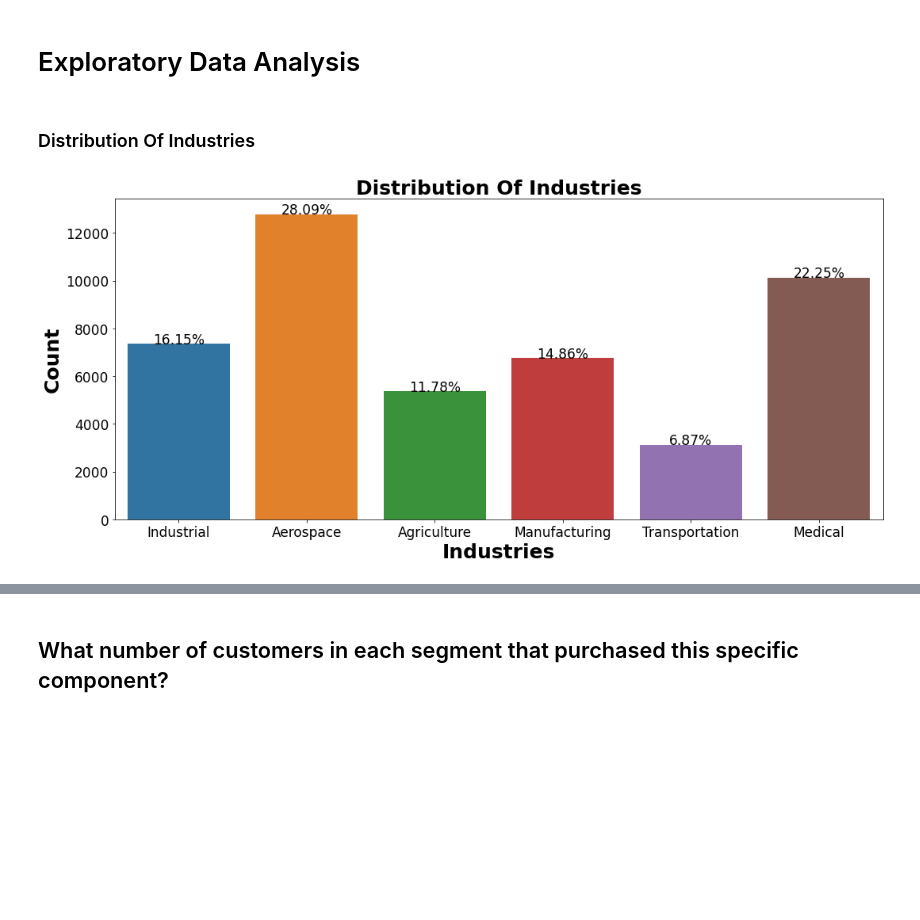
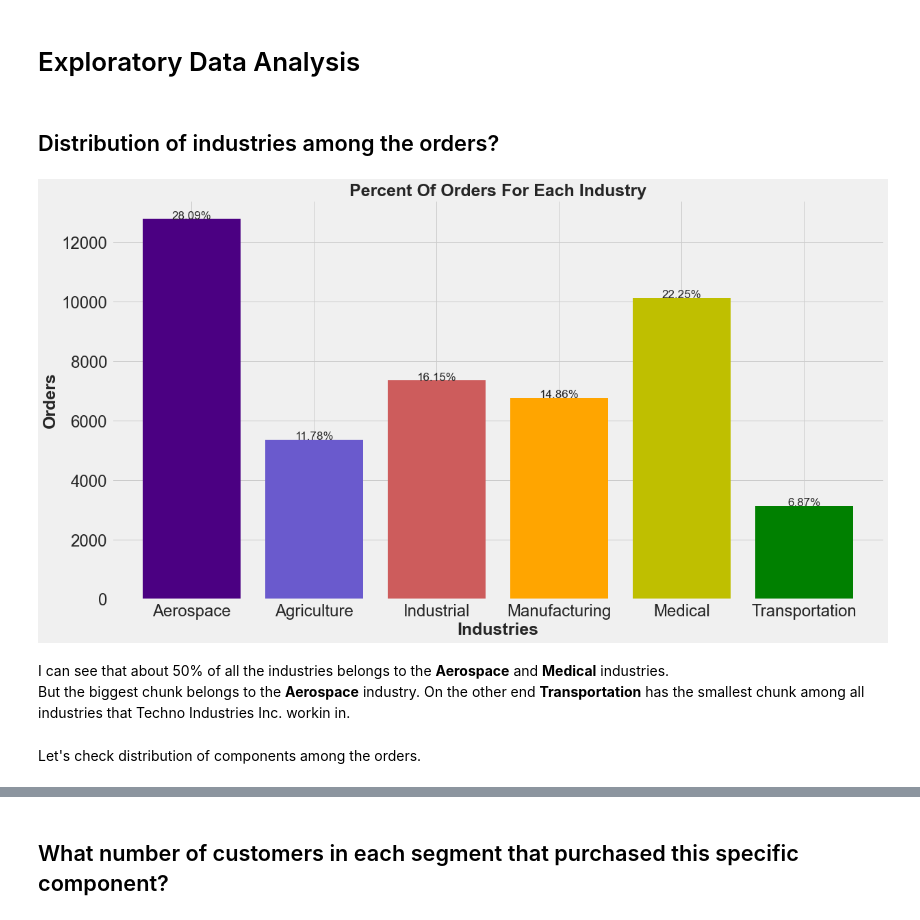
Before and after one commit to ValGRY/Data-Science-Projects, a Jupyter notebook: Techno Industries Inc/Techno Industries Inc..ipynb, the cells around one changed output, grey strips where cells are left out. Saved outputs shown, nothing was run; the diff lists cells and outputs as text; code cells hidden in the pictures; blank space fills up the shorter version.

```diff
--- a/Techno Industries Inc/Techno Industries Inc..ipynb
+++ b/Techno Industries Inc/Techno Industries Inc..ipynb
@@ -159,23 +159,37 @@ df.head().T
 # %% [markdown]
 # Exploratory Data Analysis
 # %% [markdown]
-### Distribution Of Industries
+## Distribution of industries among the orders?
 # %%
-plt.figure(figsize=(15,7))
+plt.style.use('fivethirtyeight')
+
 total = len(df['Business Type'])
-ax = sns.countplot(x='Business Type', data=df)
+
+color = ['indigo','slateblue', 'indianred','orange','y','g']
+ax =  df.groupby(['Business Type',])['Customer ID'].count().plot.bar(color = color,figsize = (18,10), width = 0.8)
+
+
 for h in ax.patches:
     height = h.get_height()
     ax.text(h.get_x() + h.get_width() / 2., height + 3,'{:1.2f}'.format((height/total)*100) + '%',
             ha="center",size=17)
-plt.yticks(size = 17)
-plt.xticks(size = 17)
-plt.xlabel('Industries', size = 25,weight = 'bold')
-plt.ylabel('Count', size = 25,weight = 'bold')
-plt.title('Distribution Of Industries', size = 25,weight = 'bold')
-plt.tight_layout()
+
+
+plt.yticks(size = 24)
+plt.xticks(size = 24)
+plt.xticks(rotation = 0)
+
+plt.xlabel('Industries', size = 25, weight='bold')
+plt.ylabel('Orders', size = 25, weight='bold')
+plt.title('Percent Of Orders For Each Industry', size = 25,weight = 'bold');
 # %% [output]
-[figure, old version]
+[figure, new version]
+# %% [markdown]
+I can see that about 50% of all the industries belongs to the **Aerospace** and **Medical** industries.
+But the biggest chunk belongs to the **Aerospace** industry.
+On the other end **Transportation** has the smallest chunk among all industries that Techno Industries Inc. workin in.
+# %% [markdown]
+Let's check distribution of components among the orders.
 # %%
 plt.figure(figsize=(15,8))
 
```
Also changed, not shown: parts of 13 cells of this notebook.
